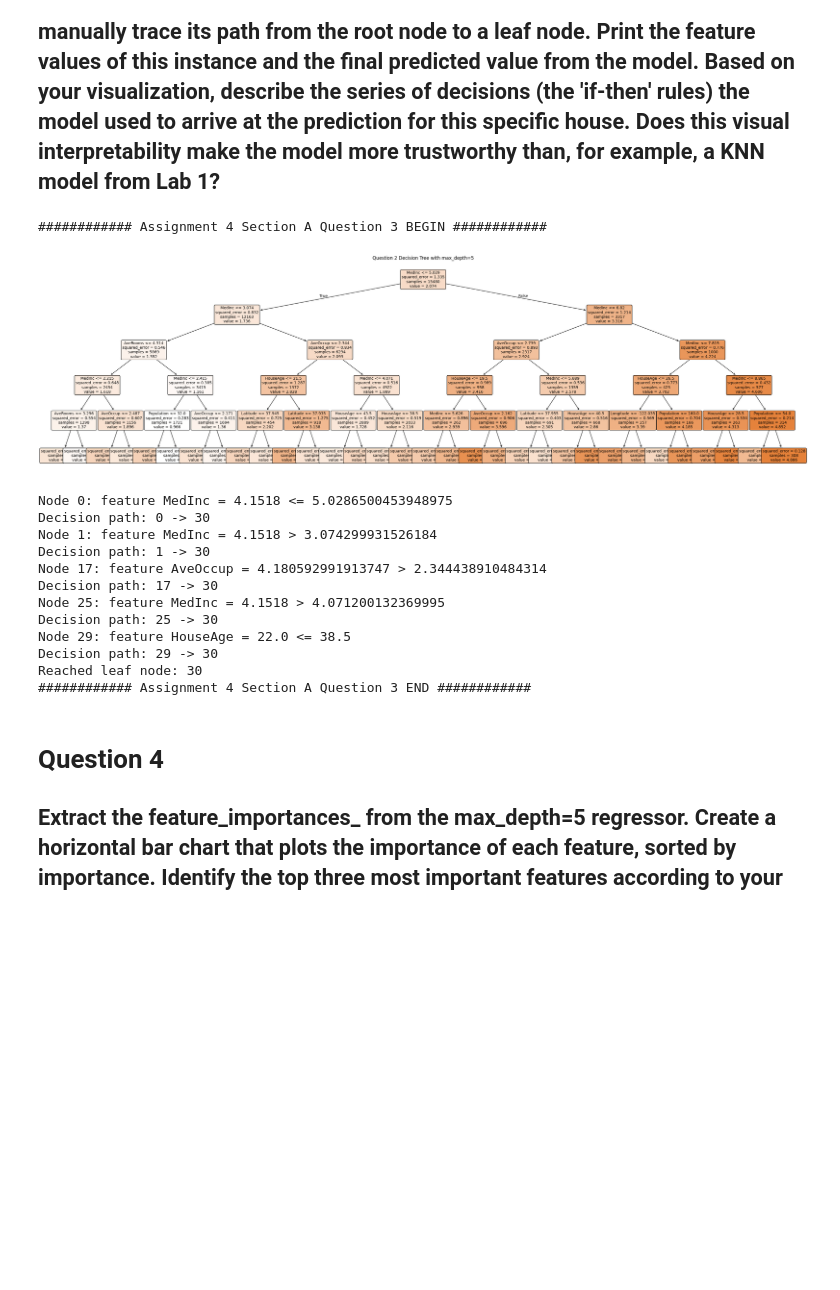
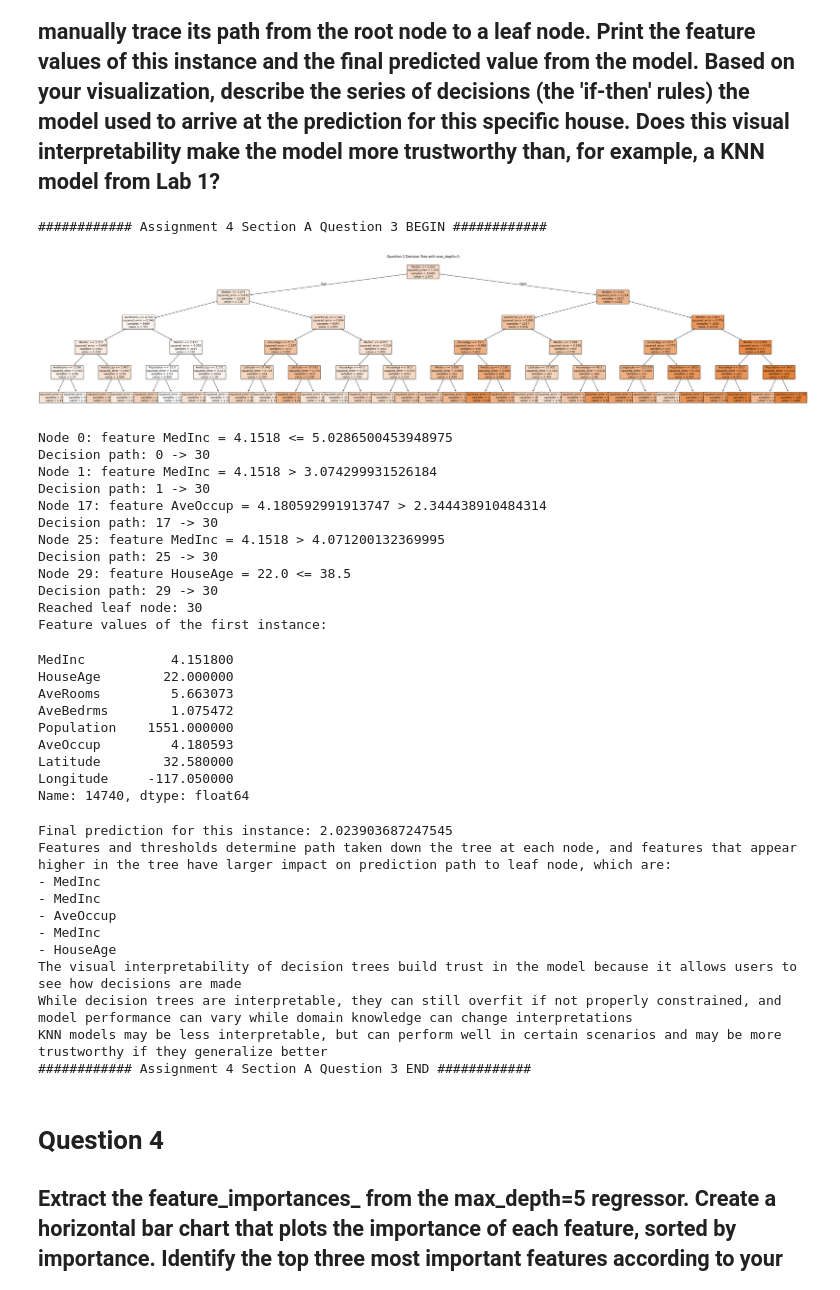
Before and after one commit to stin-j/OMIS-115-LAB, a Jupyter notebook: LAB-4/Lab 4.ipynb, the cells around one changed output. Saved outputs shown, nothing was run; the diff lists cells and outputs as text; code cells hidden in the pictures; blank space fills up the shorter version.

```diff
--- a/LAB-4/Lab 4.ipynb
+++ b/LAB-4/Lab 4.ipynb
@@ -12,7 +12,7 @@ from IPython.display import display
 from sklearn.datasets import fetch_california_housing
 california_housing = fetch_california_housing(as_frame=True)
 california_housing.frame.head()
-x = california_housing.data
+X = california_housing.data
 y = california_housing.target
 # %% [markdown]
 # Section A
@@ -25,13 +25,13 @@ from sklearn.tree import DecisionTreeRegressor
 
 print("############ Assignment 4 Section A Question 1 BEGIN ############")
 # fit train test split to Decision Tree Regressor
-x_train, x_test, y_train, y_test = train_test_split(x, y, test_size=0.25, random_state=0, stratify=None)
+X_train, X_test, y_train, y_test = train_test_split(X, y, test_size=0.25, random_state=0, stratify=None)
 dtq1 = DecisionTreeRegressor(random_state=0)
-dtq1.fit(x_train, y_train)
+dtq1.fit(X_train, y_train)
 
 # evaluate
-q1_train_score = dtq1.score(x_train, y_train)
-q1_test_score = dtq1.score(x_test, y_test)
+q1_train_score = dtq1.score(X_train, y_train)
+q1_test_score = dtq1.score(X_test, y_test)
 
 print(f"Train R^2: {q1_train_score}")
 print(f"Test R^2: {q1_test_score}")
@@ -52,10 +52,10 @@ The model captures all the noise of the training data rather than patterns that
 # %%
 print("############ Assignment 4 Section A Question 2 BEGIN ############")
 dtq2 = DecisionTreeRegressor(max_depth=5, random_state=0)
-dtq2.fit(x_train, y_train)
+dtq2.fit(X_train, y_train)
 
-q2_train_score = dtq2.score(x_train, y_train)
-q2_test_score = dtq2.score(x_test, y_test)
+q2_train_score = dtq2.score(X_train, y_train)
+q2_test_score = dtq2.score(X_test, y_test)
 
 print(f"Train R^2: {q2_train_score}")
 print(f"Test R^2: {q2_test_score}")
@@ -82,37 +82,52 @@ from sklearn.tree import plot_tree
 
 print("############ Assignment 4 Section A Question 3 BEGIN ############")
 # visualize pruned tree from q2
 plt.figure(figsize=(50, 10))
-plot_tree(dtq2, feature_names=x.columns.tolist(), filled=True, rounded=True, fontsize=10)
+plot_tree(dtq2, feature_names=X.columns.tolist(), filled=True, rounded=True, fontsize=10)
 plt.title("Question 2 Decision Tree with max_depth=5")
 plt.show()
 
-instance = x_test.iloc[0] # select first test instance
+instance = X_test.iloc[0] # select first test instance
 
 # trace decision path
 node_indicator = dtq2.decision_path([instance])
 leaf_id = dtq2.apply([instance])[0]
 feature = dtq2.tree_.feature
 threshold = dtq2.tree_.threshold
 
 for node_id in node_indicator.indices:
     if leaf_id == node_id:
         print(f"Reached leaf node: {leaf_id}")
         break
     if instance[feature[node_id]] < threshold[node_id]:
         threshold_sign = "<="
     else:
         threshold_sign = ">"
-    print(f"Node {node_id}: feature {x.columns[feature[node_id]]} = {instance[feature[node_id]]} "
+    print(f"Node {node_id}: feature {X.columns[feature[node_id]]} = {instance[feature[node_id]]} "
           f"{threshold_sign} {threshold[node_id]}")
     print(f"Decision path: {node_id} -> {leaf_id}")
 
+# print feature values of the instance and final prediction
+print("Feature values of the first instance:")
+display(instance)
+print(f"Final prediction for this instance: {dtq2.predict([instance])[0]}")
 
+# explain how features contributed to final prediction
+print("Features and thresholds determine path taken down the tree at each node, and features that appear higher in the tree have larger impact on prediction path to leaf node, which are:")
+for node_id in node_indicator.indices:
+    if leaf_id == node_id:
+        break
+    print(f"- {X.columns[feature[node_id]]}")
+
+# Does this visual interpretability make the model more trustworthy than, for example, a KNN model?
+print("The visual interpretability of decision trees build trust in the model because it allows users to see how decisions are made")
+print("While decision trees are interpretable, they can still overfit if not properly constrained, and model performance can vary while domain knowledge can change interpretations")
+print("KNN models may be less interpretable, but can perform well in certain scenarios and may be more trustworthy if they generalize better")
 
 print("############ Assignment 4 Section A Question 3 END ############")
 # %% [output]
 ############ Assignment 4 Section A Question 3 BEGIN ############
-[figure, old version]
+[figure, new version]
 Node 0: feature MedInc = 4.1518 <= 5.0286500453948975
 Decision path: 0 -> 30
 Node 1: feature MedInc = 4.1518 > 3.074299931526184
@@ -124,7 +139,27 @@ Decision path: 25 -> 30
 Node 29: feature HouseAge = 22.0 <= 38.5
 Decision path: 29 -> 30
 Reached leaf node: 30
-############ Assignment 4 Section A Question 3 END ############
+Feature values of the first instance:
+MedInc           4.151800
+HouseAge        22.000000
+AveRooms         5.663073
+AveBedrms        1.075472
+Population    1551.000000
+AveOccup         4.180593
+Latitude        32.580000
+Longitude     -117.050000
+Name: 14740, dtype: float64
+Final prediction for this instance: 2.023903687247545
+Features and thresholds determine path taken down the tree at each node, and features that appear higher in the tree have larger impact on prediction path to leaf node, which are:
+- MedInc
+- MedInc
+- AveOccup
+- MedInc
+- HouseAge
+The visual interpretability of decision trees build trust in the model because it allows users to see how decisions are made
+While decision trees are interpretable, they can still overfit if not properly constrained, and model performance can vary while domain knowledge can change interpretations
+KNN models may be less interpretable, but can perform well in certain scenarios and may be more trustworthy if they generalize better
+############ Assignment 4 Section A Question 3 END ############
 # %% [markdown]
 # Question 4
 ## Extract the feature_importances_ from the max_depth=5 regressor. Create a horizontal bar chart that plots the importance of each feature, sorted by importance. Identify the top three most important features according to your model. Provide a real-world, intuitive explanation for why each of these features would be highly influential in determining a house's value in California.
```
Also changed, not shown: parts of 10 cells of this notebook.
